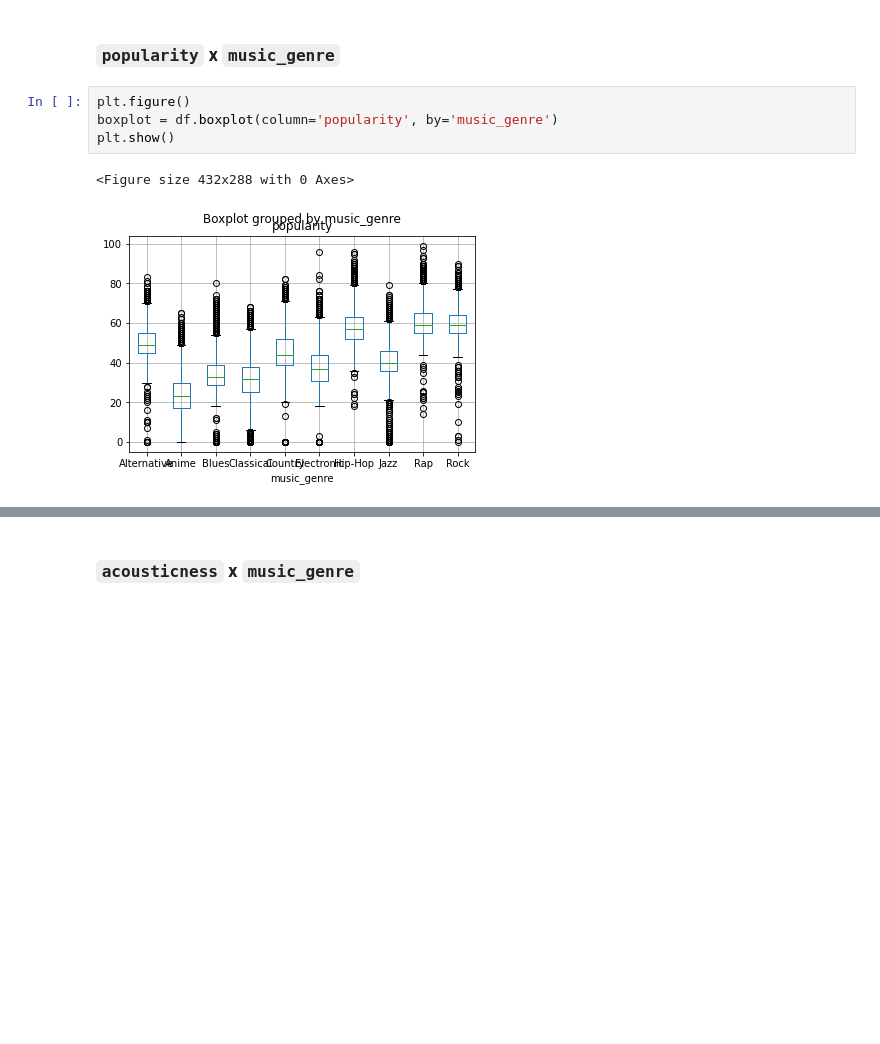
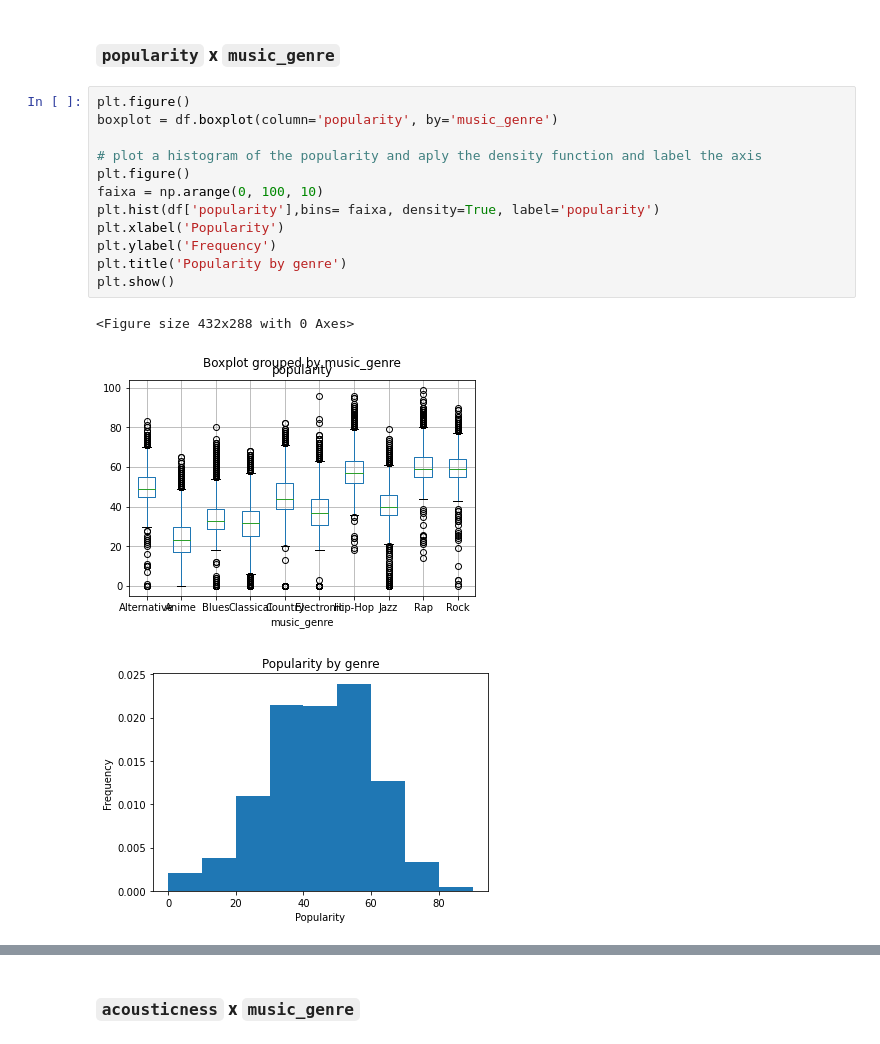
Before and after one commit to Gabriela321733/Projeto_2_Cdados, a Jupyter notebook: dados.ipynb, the cells around one changed output, grey strips where cells are left out. Drawn from its saved outputs; the diff is of its cells as text; blank space fills up the shorter version.

```diff
--- a/dados.ipynb
+++ b/dados.ipynb
@@ -54,10 +53,19 @@ df.head()
 Na análise exploratória, nosso objetivo é descobrir quais variáveis são significantes para a predição.
 # %% [markdown]
 ### `popularity` x `music_genre`
-# %%
-plt.figure()
-boxplot = df.boxplot(column='popularity', by='music_genre')
-plt.show()
-# %% [output]
-<Figure size 432x288 with 0 Axes>
-[figure, removed]
+# %%
+plt.figure()
+boxplot = df.boxplot(column='popularity', by='music_genre')
+
+# plot a histogram of the popularity and aply the density function and label the axis
+plt.figure()
+faixa = np.arange(0, 100, 10)
+plt.hist(df['popularity'],bins= faixa, density=True, label='popularity')
+plt.xlabel('Popularity')
+plt.ylabel('Frequency')
+plt.title('Popularity by genre')
+plt.show()
+# %% [output]
+<Figure size 432x288 with 0 Axes>
+[figure, added]
+[figure, added]
```
Also changed, not shown: parts of 22 cells of this notebook.
